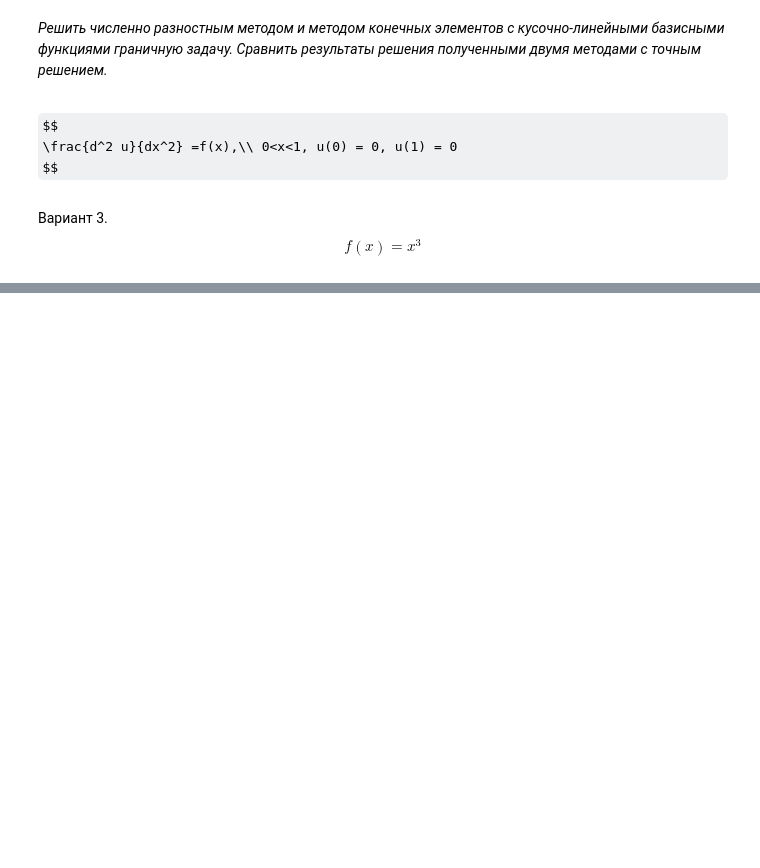
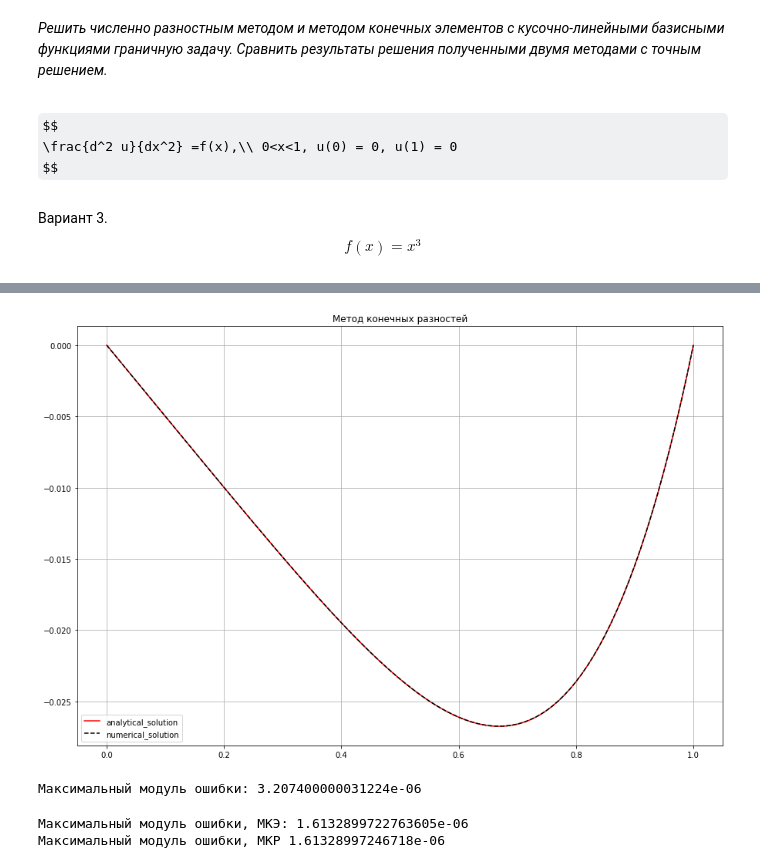
Before and after one commit to mainarel/Numerical_methods_7, a Jupyter notebook: Lab5_.ipynb, the cells around one changed output, grey strips where cells are left out. Cells and saved outputs as stored; diff of their text form; code cells hidden in the pictures; some formulas as TeX source; blank space fills up the shorter version.

```diff
--- a/Lab5_.ipynb
+++ b/Lab5_.ipynb
@@ -60,0 +103,13 @@ def matrix_phi():
+# %%
+def finite_difference_method():
+      A = np.ones(shape=nx) * 1 / hx**2
+      B = np.ones(shape=nx) * (-2) / hx**2
+      C = np.ones(shape=nx) * 1 / hx**2
+      D = np.array([f(x_array[i]) for i in range(nx)])
+
+      A[0] = A[-1] = C[0] = C[-1] = D[0] = D[-1 ]= 0
+      B[0] = B[-1] = 1
+
+      AA, BB = forward(A, B, C, D, nx)
+      u = backward(AA, BB, nx)
+      return u.copy()
@@ -60,0 +147,46 @@ def matrix_phi():
+# %%
+plt.figure(figsize=(15,10))
+plt.title('Метод конечных разностей')
+plt.plot(x_array, analytical_solution, color='red', label='analytical_solution' )
+plt.plot(x_array, u_difference, color='black', label='numerical_solution', ls='--')
+plt.grid()
+plt.legend()
+plt.show()
+
+print('Максимальный модуль ошибки, МКР', np.max(np.abs(u_difference - analytical_solution)))
+# %% [output]
+[figure, added]
+Максимальный модуль ошибки: 3.207400000031224e-06
+# %%
+xmin = 0
+xmax = 1
+hx = 0.01 / np.sqrt(2)
+
+
+nx = int((xmax - xmin) / hx) +1
+x_array, hx = np.linspace(xmin,xmax, nx, retstep = True)
+nx = len(x_array)
+
+u_element_ = finite_element_method()
+u_difference_ = finite_difference_method()
+
+basis__ = [value_v_k(k) for k in range (1, nx-1)]
+basis__ = np.array(basis__)
+
+def sum(x):
+    data = 0
+    for i in range(len(basis__)):
+        data += u_element_[i] * basis__[i](x)
+    return data
+
+vectorize = np.vectorize(sum)
+numerical_solution1_ = vectorize(x_array)
+analytical_solution = solution(x_array)
+
+
+print('Максимальный модуль ошибки, МКЭ:', np.max(np.abs(numerical_solution1_ - analytical_solution)))
+
+print('Максимальный модуль ошибки, МКР', np.max(np.abs(u_difference_- analytical_solution)))
+# %% [output]
+Максимальный модуль ошибки, МКЭ: 1.6132899722763605e-06
+Максимальный модуль ошибки, МКР 1.61328997246718e-06
```
Also changed, not shown: parts of 10 cells of this notebook.
